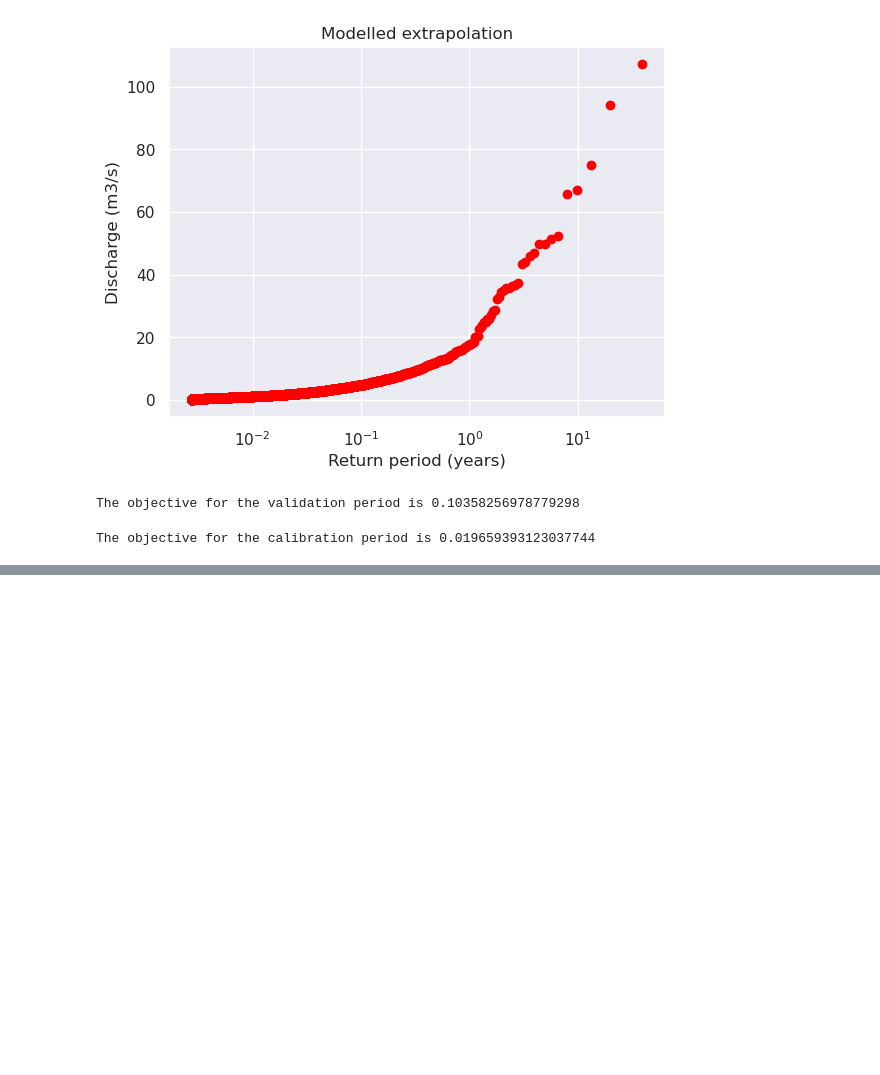
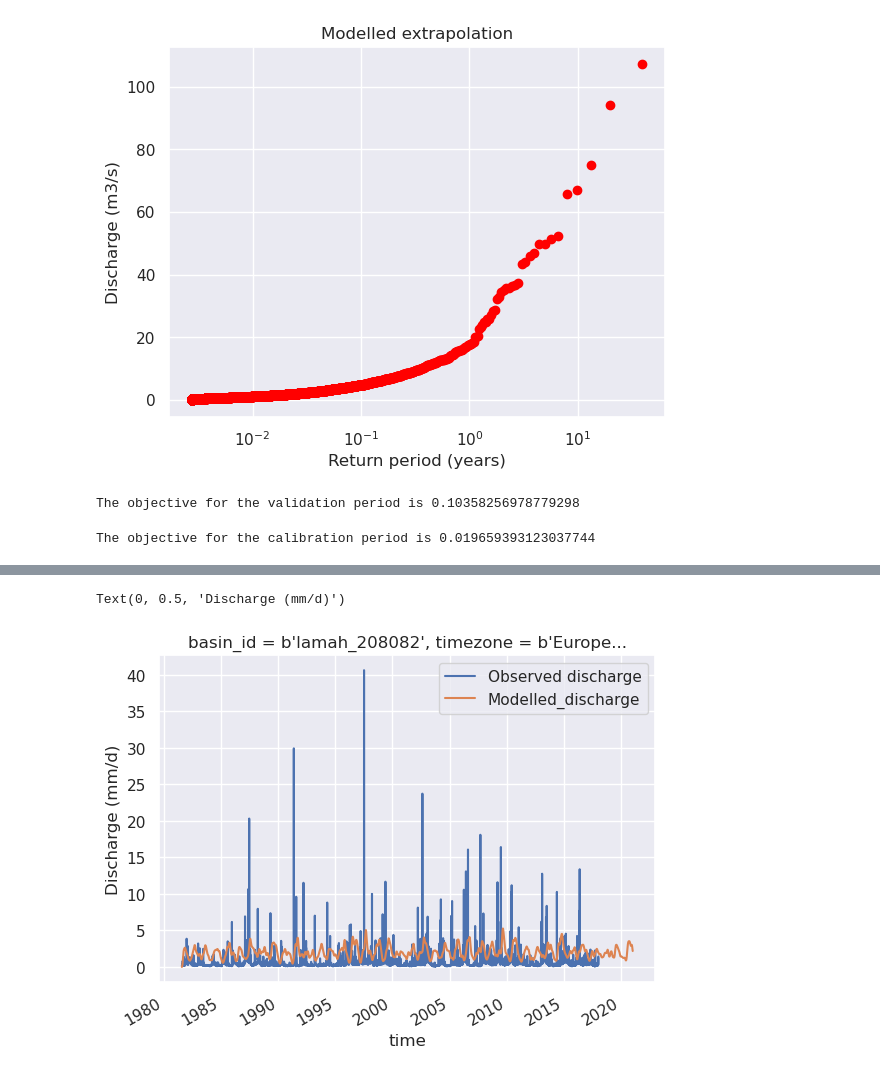
Before and after one commit to ThirzavanEsch/BEPproject, a Jupyter notebook: book/CHAPTER3.ipynb, the cells around one changed output, grey strips where cells are left out. Saved outputs shown, nothing was run; the diff lists cells and outputs as text; code cells hidden in the pictures; blank space fills up the shorter version.

```diff
--- a/book/CHAPTER3.ipynb
+++ b/book/CHAPTER3.ipynb
@@ -1209,0 +1316,23 @@ The objective for the calibration period is 0.019659393123037744
+# %%
+par = result
+model = ewatercycle.models.HBVLocal(forcing=camelsgb_forcing)
+config_file, _ = model.setup(parameters=par, initial_storage=s_0)
+model.initialize(config_file)
+# %%
+Q_m = []
+time = []
+while model.time < model.end_time:
+    model.update()
+    Q_m.append(model.get_value("Q")[0])
+    time.append(pd.Timestamp(model.time_as_datetime))
+model.finalize()
+# %%
+model_output = pd.Series(data=Q_m, name="Modelled_discharge", index=time)
+# %%
+ds_forcing["Q"].plot(label="Observed discharge")
+model_output.plot()
+plt.legend()
+plt.ylabel("Discharge (mm/d)")
+# %% [output]
+Text(0, 0.5, 'Discharge (mm/d)')
+[figure, added]
```
Also changed, not shown: parts of 26 cells of this notebook.
